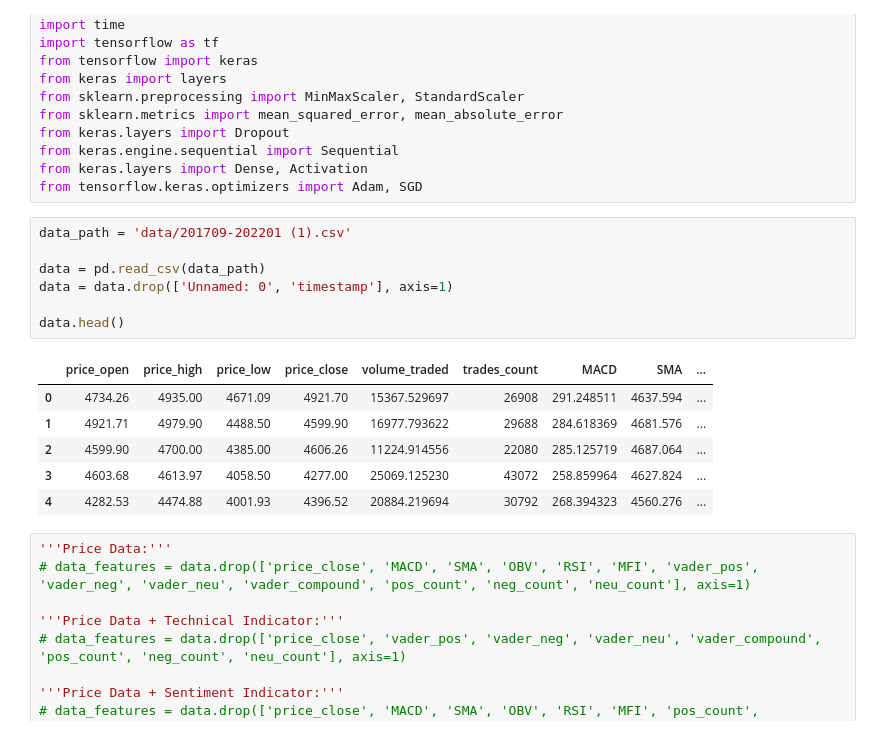
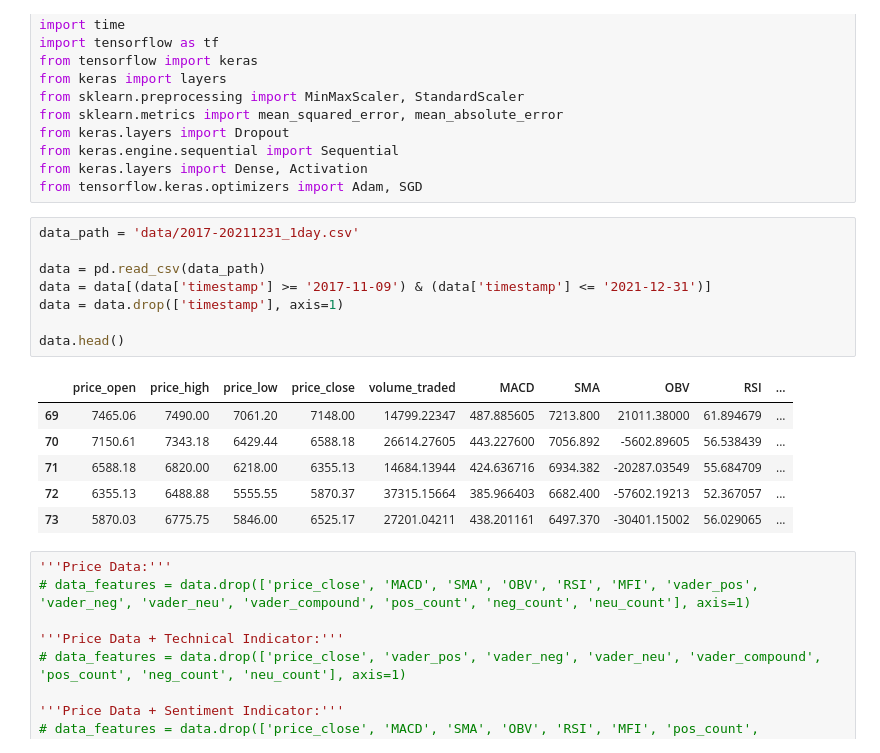
Before and after one commit to SegmentationErr/COMP5703_Capstone, a Jupyter notebook: Models/自己爬的twitter/GRU_RNN_1day.ipynb, the cells around one changed output. Saved outputs shown, nothing was run; the diff lists cells and outputs as text.

```diff
--- a/Models/自己爬的twitter/GRU_RNN_1day.ipynb
+++ b/Models/自己爬的twitter/GRU_RNN_1day.ipynb
@@ -13,19 +13,20 @@ from keras.engine.sequential import Sequential
 from keras.layers import Dense, Activation
 from tensorflow.keras.optimizers import Adam, SGD
 # %%
-data_path = 'data/201709-202201 (1).csv'
+data_path = 'data/2017-20211231_1day.csv'
 
 data = pd.read_csv(data_path)
-data = data.drop(['Unnamed: 0', 'timestamp'], axis=1)
+data = data[(data['timestamp'] >= '2017-11-09') & (data['timestamp'] <= '2021-12-31')]
+data = data.drop(['timestamp'], axis=1)
 
 data.head()
 # %% [output]
-|  | price_open | price_high | price_low | price_close | volume_traded | trades_count | MACD | SMA | ... |
-| 0 | 4734.26 | 4935.00 | 4671.09 | 4921.70 | 15367.529697 | 26908 | 291.248511 | 4637.594 | ... |
-| 1 | 4921.71 | 4979.90 | 4488.50 | 4599.90 | 16977.793622 | 29688 | 284.618369 | 4681.576 | ... |
-| 2 | 4599.90 | 4700.00 | 4385.00 | 4606.26 | 11224.914556 | 22080 | 285.125719 | 4687.064 | ... |
-| 3 | 4603.68 | 4613.97 | 4058.50 | 4277.00 | 25069.125230 | 43072 | 258.859964 | 4627.824 | ... |
-| 4 | 4282.53 | 4474.88 | 4001.93 | 4396.52 | 20884.219694 | 30792 | 268.394323 | 4560.276 | ... |
+|  | price_open | price_high | price_low | price_close | volume_traded | MACD | SMA | OBV | RSI | ... |
+| 69 | 7465.06 | 7490.00 | 7061.20 | 7148.00 | 14799.22347 | 487.885605 | 7213.800 | 21011.38000 | 61.894679 | ... |
+| 70 | 7150.61 | 7343.18 | 6429.44 | 6588.18 | 26614.27605 | 443.227600 | 7056.892 | -5602.89605 | 56.538439 | ... |
+| 71 | 6588.18 | 6820.00 | 6218.00 | 6355.13 | 14684.13944 | 424.636716 | 6934.382 | -20287.03549 | 55.684709 | ... |
+| 72 | 6355.13 | 6488.88 | 5555.55 | 5870.37 | 37315.15664 | 385.966403 | 6682.400 | -57602.19213 | 52.367057 | ... |
+| 73 | 5870.03 | 6775.75 | 5846.00 | 6525.17 | 27201.04211 | 438.201161 | 6497.370 | -30401.15002 | 56.029065 | ... |
 # %%
 '''Price Data:'''
 # data_features = data.drop(['price_close', 'MACD', 'SMA', 'OBV', 'RSI', 'MFI', 'vader_pos', 'vader_neg', 'vader_neu', 'vader_compound', 'pos_count', 'neg_count', 'neu_count'], axis=1)
```
Also changed, not shown: parts of 12 cells of this notebook, 2 other files.
